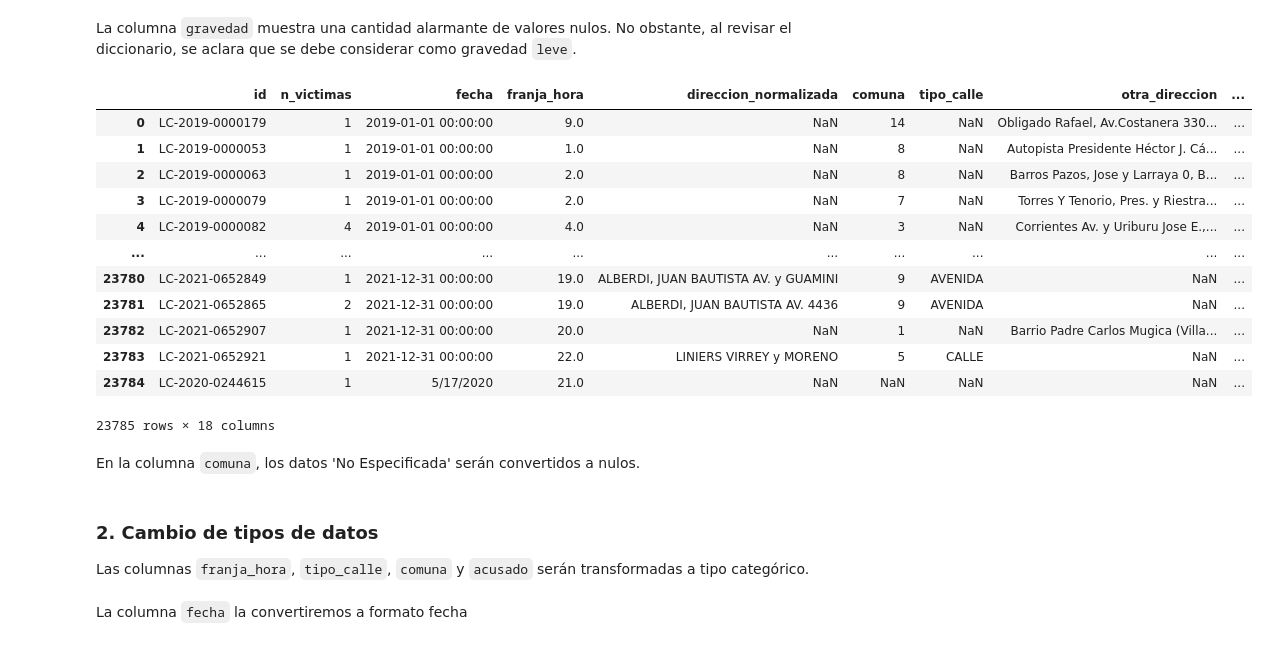
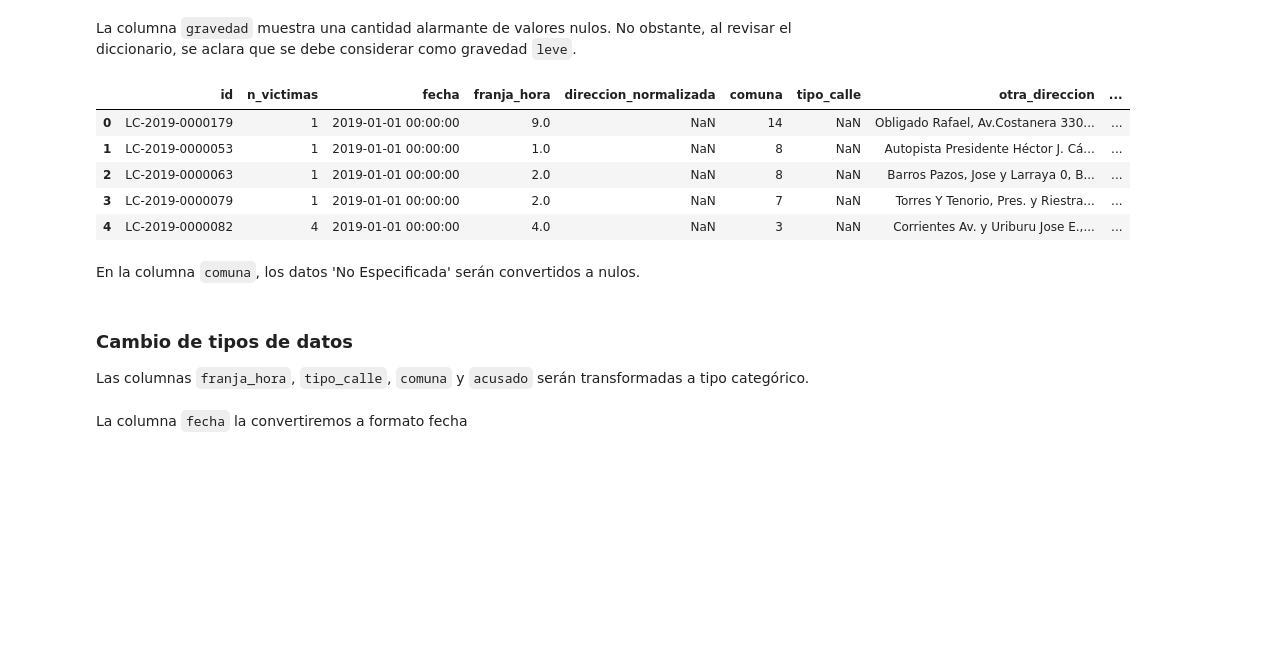
Before and after one commit to saby00/Proyecto_2_Siniestro, a Jupyter notebook: 1.ETL.ipynb, the cells around one changed output. Drawn from its saved outputs; the diff is of its cells as text; code cells hidden in the pictures; blank space fills up the shorter version.

```diff
--- a/1.ETL.ipynb
+++ b/1.ETL.ipynb
@@ -14,8 +14,8 @@ from sklearn.impute import SimpleImputer
 from matplotlib.ticker import FixedLocator
 # %%
 # Carga del archivo
-lesiones = pd.read_excel('../datasets/raw/lesiones.xlsx', sheet_name='HECHOS', na_values=['SD', 'sd'])
-lesiones
+lesiones = pd.read_excel("datos/lesiones.xlsx", sheet_name='HECHOS', na_values=['SD', 'sd'])
+lesiones.head()
 # %% [output]
 |  | id | n_victimas | aaaa | mm | dd | fecha | hora | franja_hora | direccion_normalizada | ... |
 | 0 | LC-2019-0000179 | 1 | 2019 | 1 | 1 | 2019-01-01 00:00:00 | 09:00:00 | 9.0 | NaN | ... |
@@ -113,22 +106,15 @@ La columna `gravedad` muestra una cantidad alarmante de valores nulos. No obstan
 lesiones['gravedad'] = lesiones['gravedad'].fillna('leve')
 # %%
 # Verificamos como va quedando el DF
-df_lesiones_hechos = lesiones
-df_lesiones_hechos
+df_lesiones = lesiones
+df_lesiones.head()
 # %% [output]
 |  | id | n_victimas | fecha | franja_hora | direccion_normalizada | comuna | tipo_calle | otra_direccion | ... |
 | 0 | LC-2019-0000179 | 1 | 2019-01-01 00:00:00 | 9.0 | NaN | 14 | NaN | Obligado Rafael, Av.Costanera 330... | ... |
 | 1 | LC-2019-0000053 | 1 | 2019-01-01 00:00:00 | 1.0 | NaN | 8 | NaN | Autopista Presidente Héctor J. Cá... | ... |
 | 2 | LC-2019-0000063 | 1 | 2019-01-01 00:00:00 | 2.0 | NaN | 8 | NaN | Barros Pazos, Jose y Larraya 0, B... | ... |
 | 3 | LC-2019-0000079 | 1 | 2019-01-01 00:00:00 | 2.0 | NaN | 7 | NaN | Torres Y Tenorio, Pres. y Riestra... | ... |
 | 4 | LC-2019-0000082 | 4 | 2019-01-01 00:00:00 | 4.0 | NaN | 3 | NaN | Corrientes Av. y Uriburu Jose E.,... | ... |
-| ... | ... | ... | ... | ... | ... | ... | ... | ... | ... |
-| 23780 | LC-2021-0652849 | 1 | 2021-12-31 00:00:00 | 19.0 | ALBERDI, JUAN BAUTISTA AV. y GUAMINI | 9 | AVENIDA | NaN | ... |
-| 23781 | LC-2021-0652865 | 2 | 2021-12-31 00:00:00 | 19.0 | ALBERDI, JUAN BAUTISTA AV. 4436 | 9 | AVENIDA | NaN | ... |
-| 23782 | LC-2021-0652907 | 1 | 2021-12-31 00:00:00 | 20.0 | NaN | 1 | NaN | Barrio Padre Carlos Mugica (Villa... | ... |
-| 23783 | LC-2021-0652921 | 1 | 2021-12-31 00:00:00 | 22.0 | LINIERS VIRREY y MORENO | 5 | CALLE | NaN | ... |
-| 23784 | LC-2020-0244615 | 1 | 5/17/2020 | 21.0 | NaN | NaN | NaN | NaN | ... |
-23785 rows × 18 columns
 # %% [markdown]
 En la columna `comuna`, los datos 'No Especificada' serán convertidos a nulos.
 # %%
@@ -136,5 +122,5 @@ df_lesiones_hechos['comuna'] = df_lesiones_hechos['comuna'].replace('No Especifi
 # %% [markdown]
-### 2. Cambio de tipos de datos
+### Cambio de tipos de datos
 Las columnas `franja_hora`, `tipo_calle`, `comuna` y ``acusado`` serán transformadas a tipo categórico.
 # %%
 # Normalizamos todos los valores nulos
```
Also changed, not shown: parts of 60 cells of this notebook, 3 other files.
